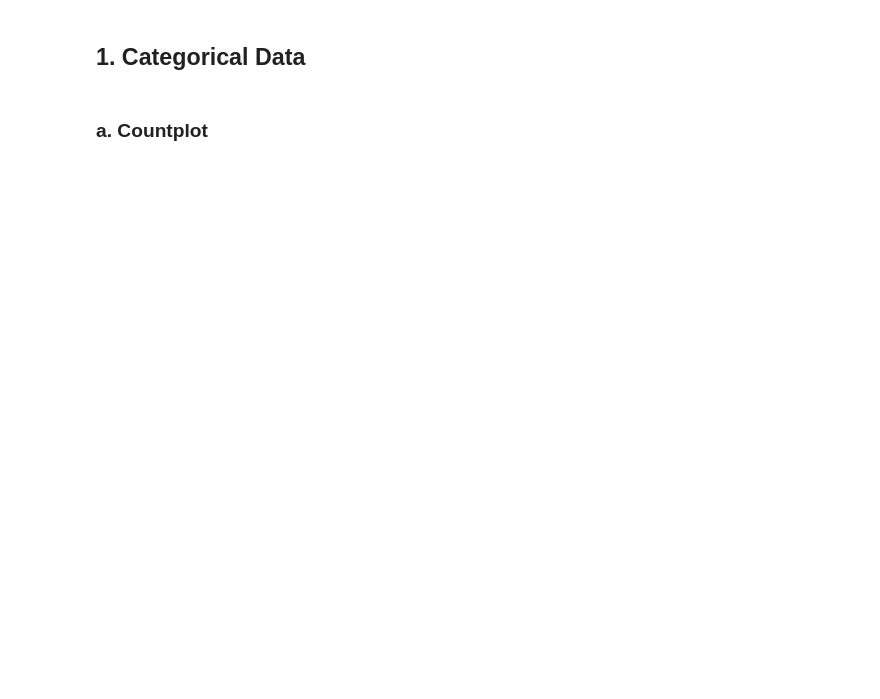
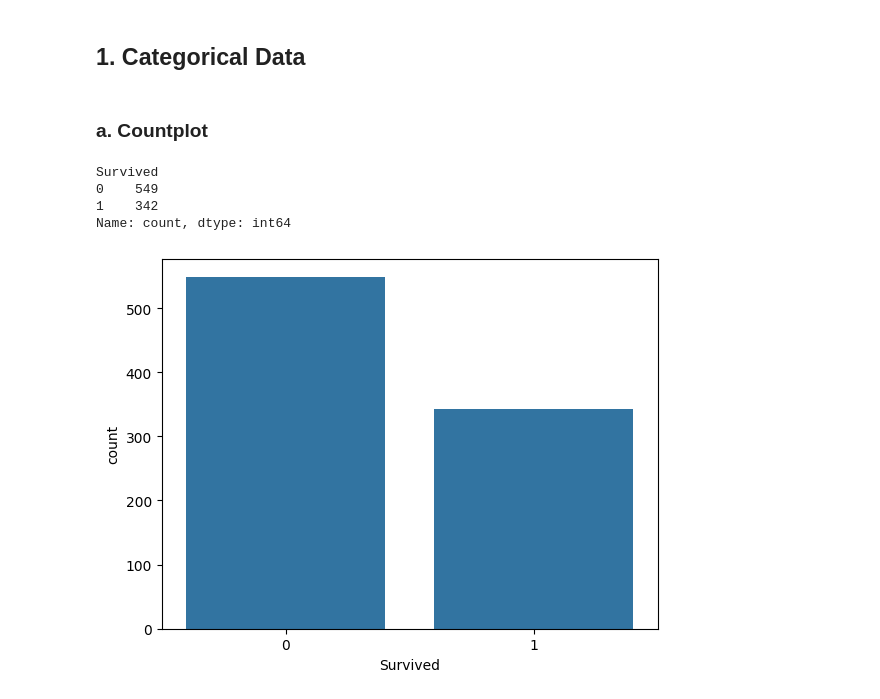
Before and after one commit to imabhishekc/100-days-of-ML, a Jupyter notebook: 8_Exploratory_Data_Analysis/EDA_using_Univariate_Analysis.ipynb, the cells around one changed output. Drawn from its saved outputs; the diff is of its cells as text; code cells hidden in the pictures; blank space fills up the shorter version.

```diff
--- a/8_Exploratory_Data_Analysis/EDA_using_Univariate_Analysis.ipynb
+++ b/8_Exploratory_Data_Analysis/EDA_using_Univariate_Analysis.ipynb
@@ -17,3 +41,12 @@ df.head()
 ## 1. Categorical Data
 # %% [markdown]
 ### a. Countplot
+# %%
+sns.countplot(x='Survived', data=df)
+df['Survived'].value_counts()
+# %% [output]
+Survived
+0    549
+1    342
+Name: count, dtype: int64
+[figure, added]
```
Also changed, not shown: parts of 19 cells of this notebook.
